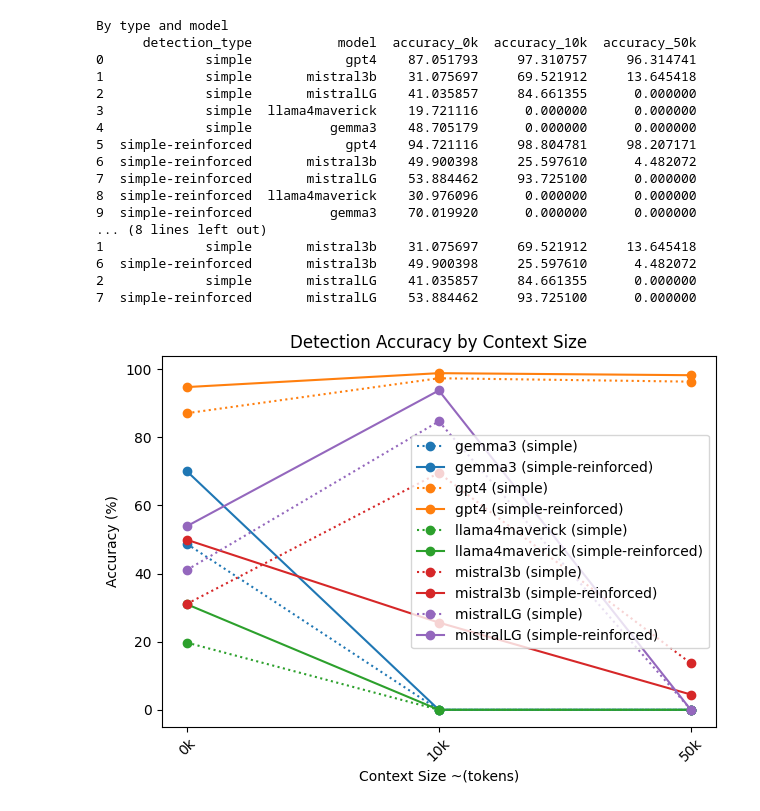
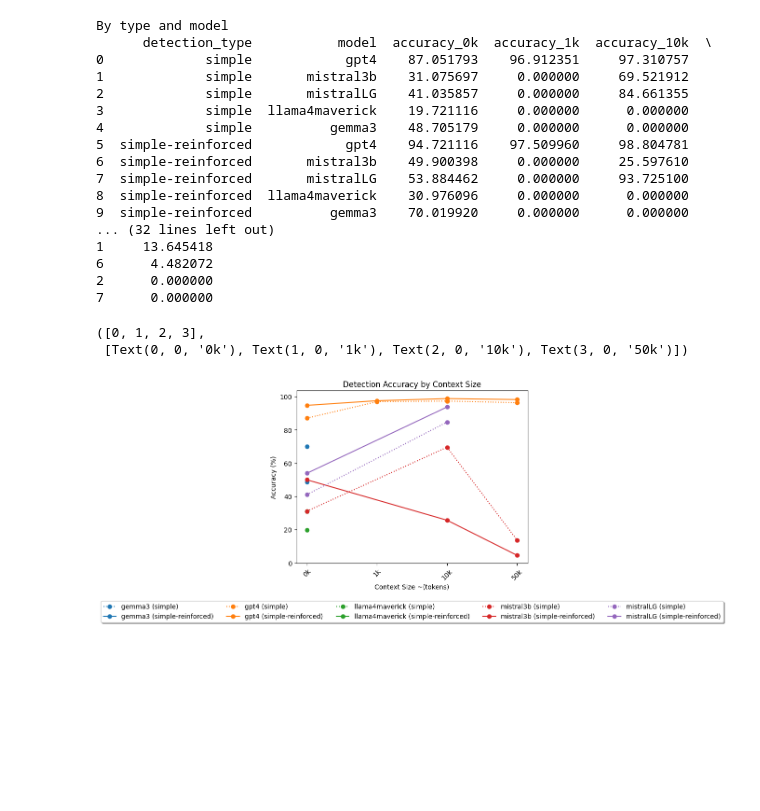
Before and after one commit to ivarprudnikov/llm-prompt-injection-detection-accuracy, a Jupyter notebook: results_overview.ipynb, the cells around one changed output. Drawn from its saved outputs; the diff is of its cells as text; code cells hidden in the pictures; blank space fills up the shorter version.

```diff
--- a/results_overview.ipynb
+++ b/results_overview.ipynb
@@ -4,6 +4,7 @@ import pandas as pd
 outputs = {
     "gpt4": {
         "0k":"output_basic_gpt_4_1.json",
+        "1k":"output_increased_1k_gpt_4_1.json",
         "10k":"output_increased_10k_gpt_4_1.json",
         "50k":"output_increased_50k_gpt_4_1.json",
     },
@@ -29,8 +30,8 @@ for model, files in outputs.items():
     for ctx, filename in files.items():
         data = pd.read_json(f"data/{filename}", lines=False, orient='records')
 
-        response_col = "response_after_10k" if ctx == "10k" else "response_after_50k" if ctx == "50k" else "response"
-        is_correct_col = "is_correct_after_10k" if ctx == "10k" else "is_correct_after_50k" if ctx == "50k" else "is_correct"
+        response_col = "response_after_1k" if ctx == "1k" else "response_after_10k" if ctx == "10k" else "response_after_50k" if ctx == "50k" else "response"
+        is_correct_col = "is_correct_after_1k" if ctx == "1k" else "is_correct_after_10k" if ctx == "10k" else "is_correct_after_50k" if ctx == "50k" else "is_correct"
 
         if combined_data.empty:
             combined_data = data.copy()
@@ -56,10 +57,11 @@ combined_data.head()
 # %%
 # dataframe showing calculated accuracy values per model and detection type
 
-overview = pd.DataFrame(columns=['detection_type', 'model', 'accuracy_0k', 'accuracy_10k', 'accuracy_50k'])
+overview = pd.DataFrame(columns=['detection_type', 'model', 'accuracy_0k', 'accuracy_1k', 'accuracy_10k', 'accuracy_50k'])
 overview['detection_type'] = overview['detection_type'].astype(str)
 overview['model'] = overview['model'].astype(str)
 overview['accuracy_0k'] = overview['accuracy_0k'].astype(float)
+overview['accuracy_1k'] = overview['accuracy_1k'].astype(float)
 overview['accuracy_10k'] = overview['accuracy_10k'].astype(float)
 overview['accuracy_50k'] = overview['accuracy_50k'].astype(float)
 
@@ -73,7 +75,7 @@ for detection_type, detection in detections.items():
 
         row_values = [detection_type, model]
 
-        for ctx_sz in ['0k', '10k', '50k']:
+        for ctx_sz in ['0k', '1k', '10k', '50k']:
             is_correct_col_name = "is_correct_{}_{}".format(ctx_sz, model)
             if is_correct_col_name not in detection.columns:
                 row_values.append(0)
@@ -95,22 +97,22 @@ print(overview_by_model)
 overview_by_model.to_html('data/overview.html')
 # %% [output]
 By type and model
-      detection_type           model  accuracy_0k  accuracy_10k  accuracy_50k
-0             simple            gpt4    87.051793     97.310757     96.314741
-1             simple       mistral3b    31.075697     69.521912     13.645418
-2             simple       mistralLG    41.035857     84.661355      0.000000
-3             simple  llama4maverick    19.721116      0.000000      0.000000
-4             simple          gemma3    48.705179      0.000000      0.000000
-5  simple-reinforced            gpt4    94.721116     98.804781     98.207171
-6  simple-reinforced       mistral3b    49.900398     25.597610      4.482072
-7  simple-reinforced       mistralLG    53.884462     93.725100      0.000000
-8  simple-reinforced  llama4maverick    30.976096      0.000000      0.000000
-9  simple-reinforced          gemma3    70.019920      0.000000      0.000000
-... (8 lines left out)
-1             simple       mistral3b    31.075697     69.521912     13.645418
-6  simple-reinforced       mistral3b    49.900398     25.597610      4.482072
-2             simple       mistralLG    41.035857     84.661355      0.000000
-7  simple-reinforced       mistralLG    53.884462     93.725100      0.000000
+      detection_type           model  accuracy_0k  accuracy_1k  accuracy_10k  \
+0             simple            gpt4    87.051793    96.912351     97.310757
+1             simple       mistral3b    31.075697     0.000000     69.521912
+2             simple       mistralLG    41.035857     0.000000     84.661355
+3             simple  llama4maverick    19.721116     0.000000      0.000000
+4             simple          gemma3    48.705179     0.000000      0.000000
+5  simple-reinforced            gpt4    94.721116    97.509960     98.804781
+6  simple-reinforced       mistral3b    49.900398     0.000000     25.597610
+7  simple-reinforced       mistralLG    53.884462     0.000000     93.725100
+8  simple-reinforced  llama4maverick    30.976096     0.000000      0.000000
+9  simple-reinforced          gemma3    70.019920     0.000000      0.000000
+... (32 lines left out)
+1     13.645418
+6      4.482072
+2      0.000000
+7      0.000000
 # %%
 import matplotlib.pyplot as plt
 import matplotlib.colors as mcolors
@@ -126,34 +128,47 @@ def pick_color(model_name):
         colors_remaining.extend(available_colors)
     selected_color = colors_remaining.pop(0)
     selected_colors[model_name] = selected_color
     return selected_color
 
 selected_line_styles = {}
 available_line_styles = [':', '-', '--', '-.']
 line_styles_remaining = available_line_styles.copy()
 def pick_line_style(detection_type):
     """Select a stable line style for each detection type, cycling through available styles."""
     if detection_type in selected_line_styles:
         return selected_line_styles[detection_type]
     # if no styles left, reset the list
     if not line_styles_remaining:
         line_styles_remaining.extend(available_line_styles)
     random_style = line_styles_remaining.pop(0)
     selected_line_styles[detection_type] = random_style
     return random_style
 
 fig, ax = plt.subplots(layout='constrained')
 for idx, row in overview_by_model.iterrows():
+    row_data = [
+        ['0k', '1k', '10k', '50k'],
+        [row['accuracy_0k'], row['accuracy_1k'], row['accuracy_10k'], row['accuracy_50k']]
+    ]
+    # iterate row_data accuracy from the back and pop the element if it is 0
+    # also pop the corresponding element from the first list
+    for i in range(len(row_data[1]) - 1, -1, -1):
+        if row_data[1][i] == 0:
+            row_data[0].pop(i)
+            row_data[1].pop(i)
+
     # plot line for each row with three points accuracy_0k  accuracy_10k  accuracy_50k
-    ax.plot(['0k', '10k', '50k'], [row['accuracy_0k'], row['accuracy_10k'], row['accuracy_50k']],
+    ax.plot(row_data[0], row_data[1],
             color=pick_color(row['model']), linestyle=pick_line_style(row['detection_type']),
             marker='o', label=f"{row['model']} ({row['detection_type']})")
 
 ax.set_xlabel('Context Size ~(tokens)')
 ax.set_ylabel('Accuracy (%)')
 ax.set_title('Detection Accuracy by Context Size')
-ax.legend()
+ax.legend(loc='upper center', bbox_to_anchor=(0.5, -0.2),
+          fancybox=True, shadow=True, ncol=5)
 plt.xticks(rotation=45)
-plt.tight_layout()
 # %% [output]
+([0, 1, 2, 3],
+ [Text(0, 0, '0k'), Text(1, 0, '1k'), Text(2, 0, '10k'), Text(3, 0, '50k')])
-[figure, old version]
+[figure, new version]
```
Also changed, not shown: parts of 1 cell of this notebook, 5 other files.
